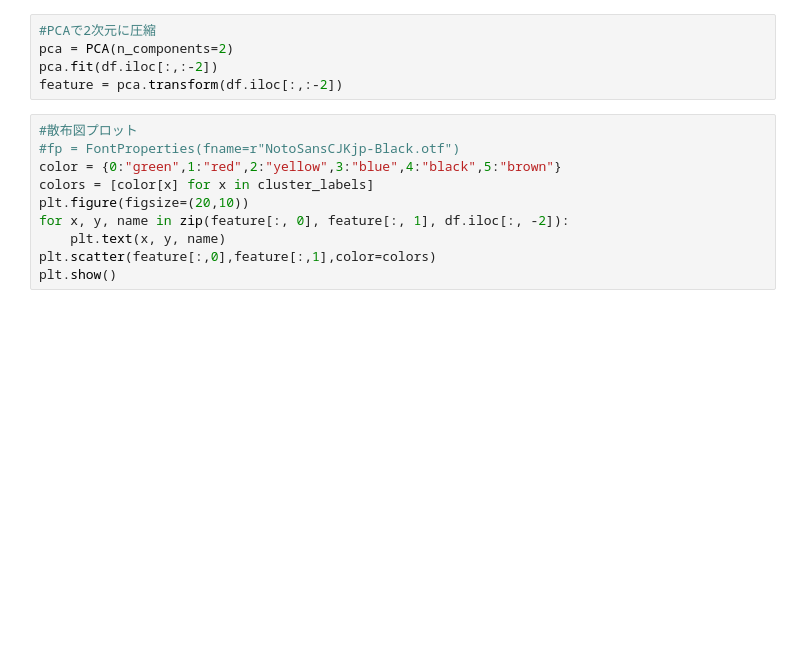
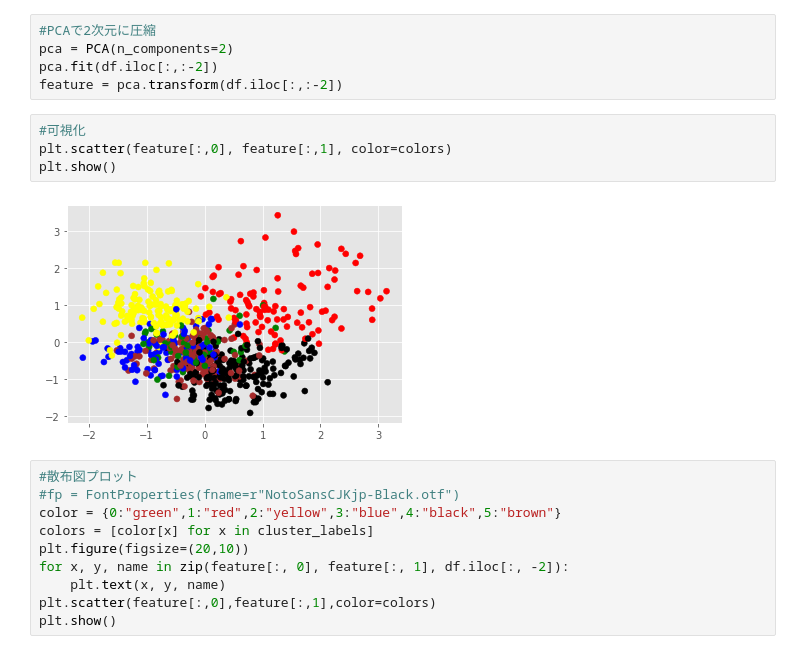
Before and after one commit to ShinyRyo/siganate-COVID-19-Challenge, a Jupyter notebook: eda_prediction2.ipynb, the cells around one changed output. Drawn from its saved outputs; the diff is of its cells as text; blank space fills up the shorter version.

```diff
--- a/eda_prediction2.ipynb
+++ b/eda_prediction2.ipynb
@@ -272,6 +272,12 @@ df["cluster"] = cluster_labels#数字を使いたい
 pca = PCA(n_components=2)
 pca.fit(df.iloc[:,:-2])
 feature = pca.transform(df.iloc[:,:-2])
+# %%
+#可視化
+plt.scatter(feature[:,0], feature[:,1], color=colors)
+plt.show()
+# %% [output]
+[figure, added]
 # %%
 #散布図プロット
 #fp = FontProperties(fname=r"NotoSansCJKjp-Black.otf")
```
